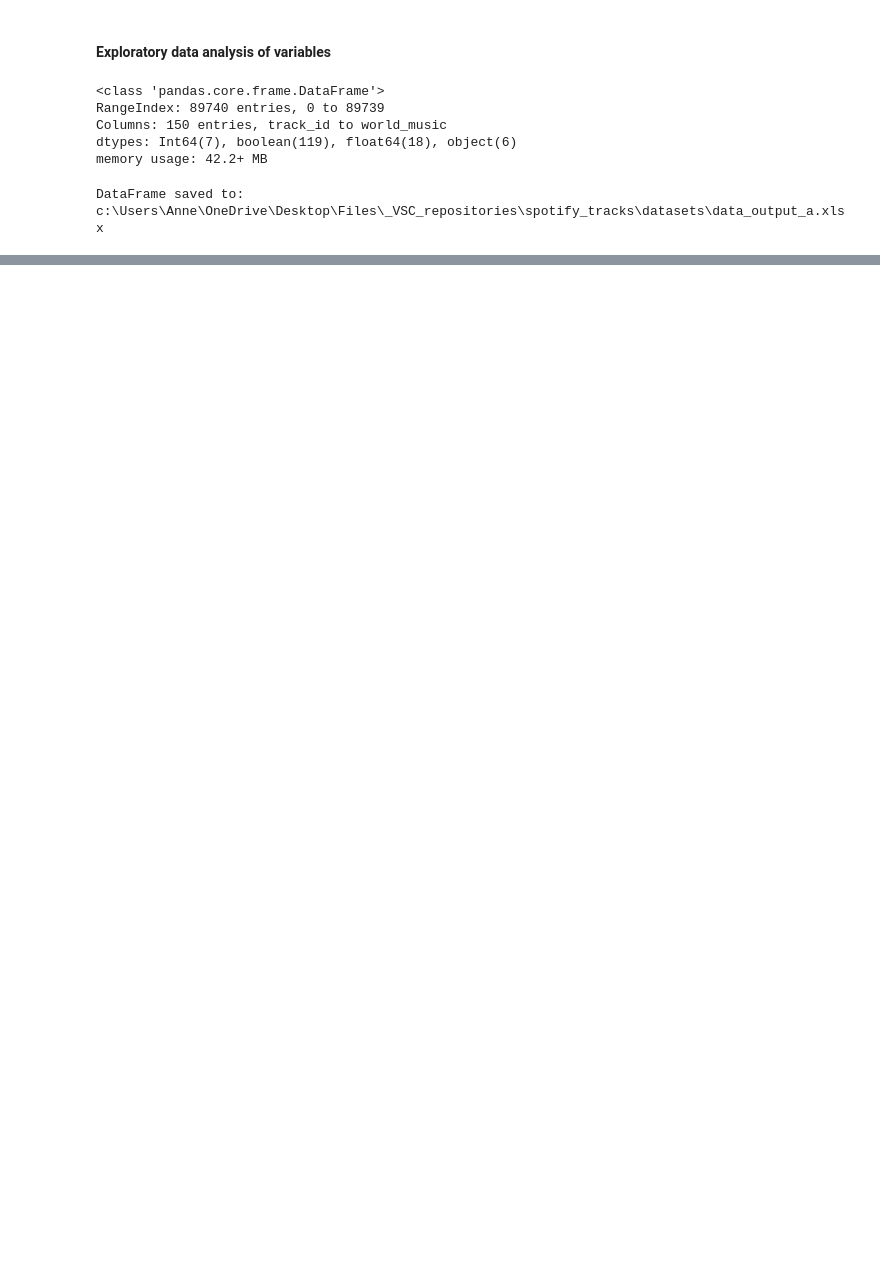
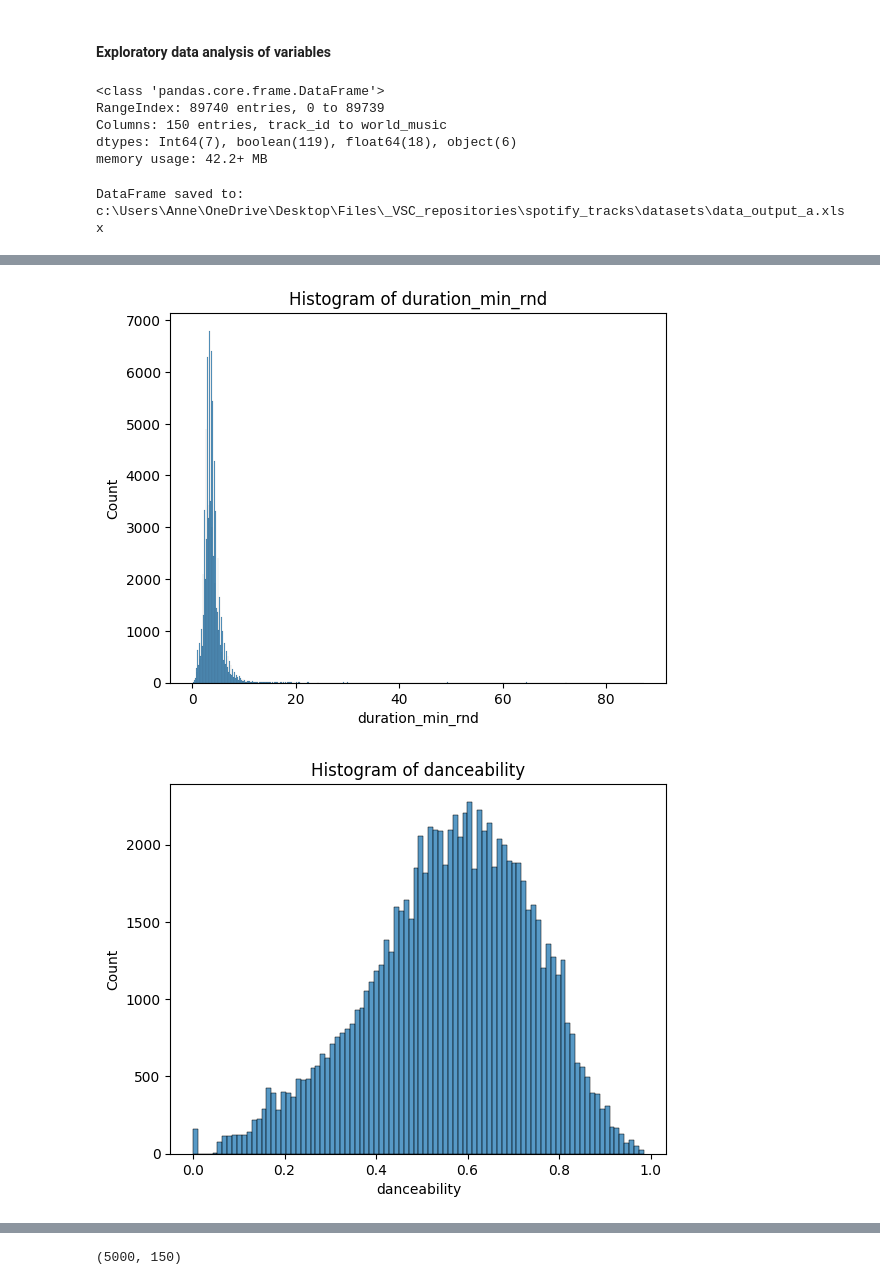
Before and after one commit to cathaldunne11/spotify_tracks, a Jupyter notebook: exploratory3.ipynb, the cells around one changed output, grey strips where cells are left out. Saved outputs shown, nothing was run; the diff lists cells and outputs as text; code cells hidden in the pictures; blank space fills up the shorter version.

Commit message:
taking an initial look at random forests approach

```diff
--- a/exploratory3.ipynb
+++ b/exploratory3.ipynb
@@ -85,0 +114,12 @@ sns.set_theme(style = "whitegrid")
+# %%
+numeric_vars = ['duration_min_rnd', 'danceability', 'energy', 'loudness', 'speechiness'
+                , 'acousticness', 'instrumentalness', 'liveness', 'valence', 'tempo']
+
+for var in numeric_vars:
+    fig, ax = plt.subplots()
+    sns.histplot(data = tracks_df, x = var)
+    ax.set_title(f'Histogram of {var}')
+    plt.show()
+# %% [output]
+[figure, added]
+[figure, added]
@@ -85,0 +134,7 @@ sns.set_theme(style = "whitegrid")
+# %%
+# do a scatterplot of all these numeric variables against popularity
+# first take a sample of the tracks df so that the pattern will be legible
+tracks_df_5ksample = tracks_df.sample(n = 5000, random_state = 42)
+tracks_df_5ksample.shape
+# %% [output]
+(5000, 150)
```
Also changed, not shown: parts of 13 cells of this notebook, 4 other files.
